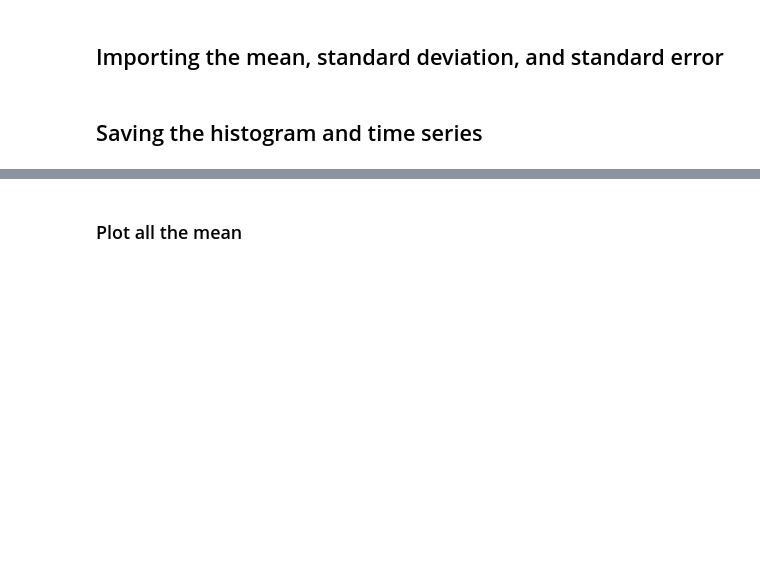
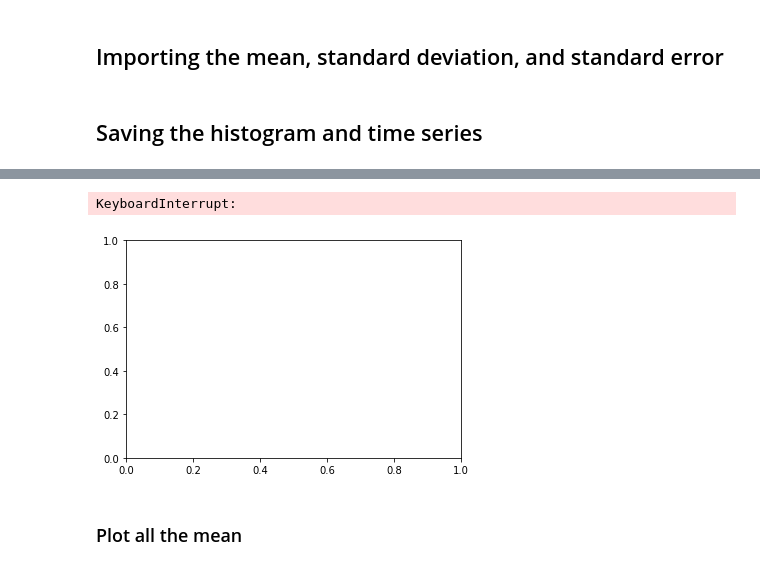
Before and after one commit to JohnErvie/Group3_CPE-027-CPE41S2, a Jupyter notebook: Group3_LAB1.ipynb, the cells around one changed output, grey strips where cells are left out. Saved outputs shown, nothing was run; the diff lists cells and outputs as text; code cells hidden in the pictures; blank space fills up the shorter version.

```diff
--- a/Group3_LAB1.ipynb
+++ b/Group3_LAB1.ipynb
@@ -67,15 +70,18 @@ for CSVFiles in sorted_allCSVFiles:
 # %%
 for CSVFiles in sorted_allCSVFiles:
     os.chdir(r"..")
     os.chdir(r"dataset for kids")
     df = pd.read_csv(CSVFiles, skiprows=5)
-    HTS_title = CSVFiles[:-4] + "-Time-Series"
+    TS_title = CSVFiles[:-4] + "-Time-Series"
     df['AE [V]'].plot(title=TS_title, xlabel='Steps', ylabel='Count')
 
     os.chdir(r"..") # D:\Users\Ervie John\Documents\4th year 1st sem\Digital Signal Processing and Application\Module 1\LAB1-Group3
     os.chdir(r"Csv_Files(new)")
     plt.savefig(TS_title+'.png', facecolor='white', transparent=False)
     plt.clf()
+# %% [output]
+KeyboardInterrupt:
+[figure, added]
 # %% [markdown]
 ### Plot all the mean
 # %%
```
Also changed, not shown: parts of 2 cells of this notebook.
